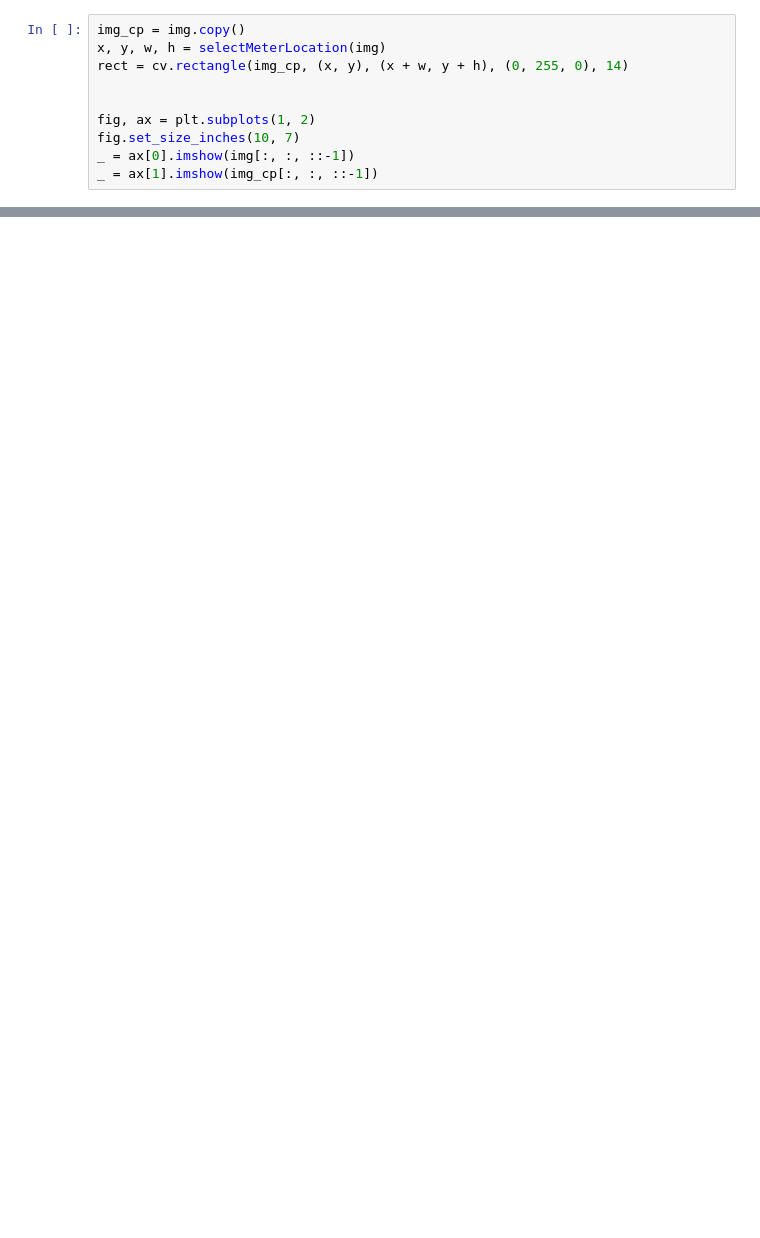
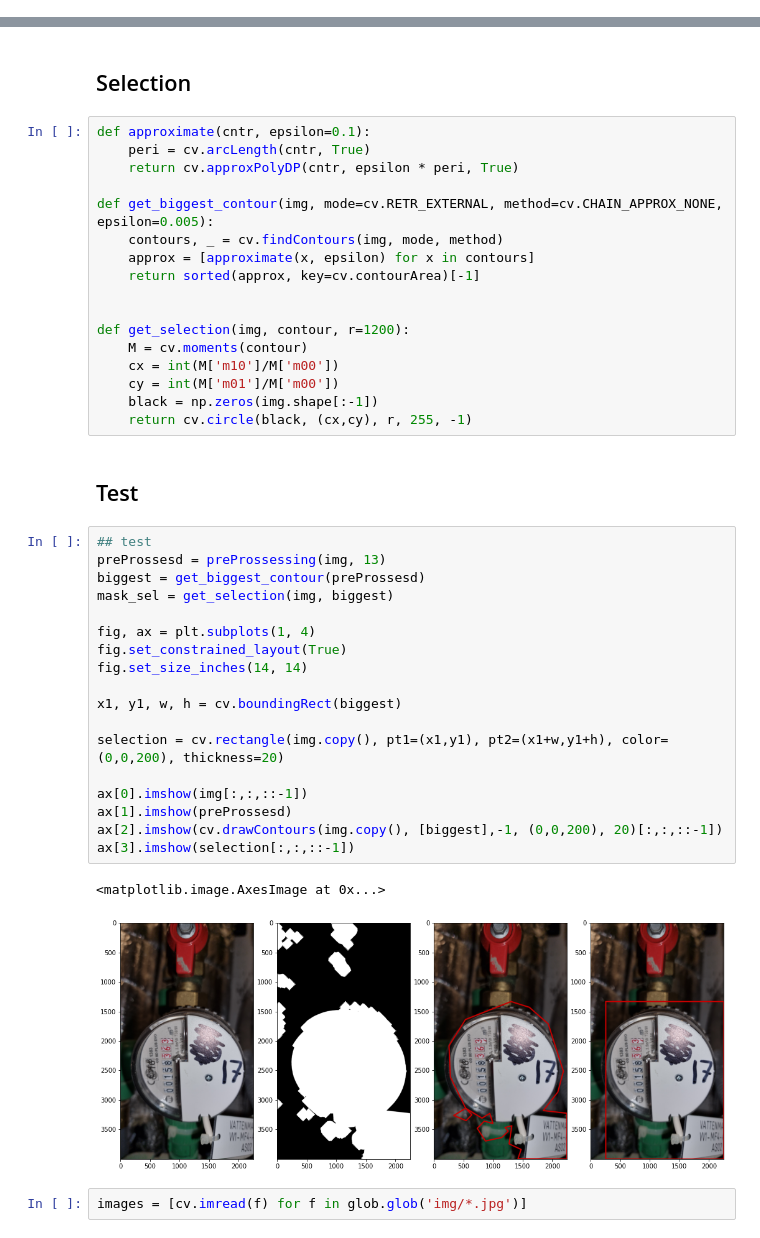
Before and after one commit to Luviz/brf_kf_work, a Jupyter notebook: main.ipynb, the cells around one changed output, grey strips where cells are left out. Saved outputs shown, nothing was run; the diff lists cells and outputs as text; blank space fills up the shorter version.

```diff
--- a/main.ipynb
+++ b/main.ipynb
@@ -104,10 +99,0 @@ def selectMeterLocation(img):
-# %%
-img_cp = img.copy()
-x, y, w, h = selectMeterLocation(img)
-rect = cv.rectangle(img_cp, (x, y), (x + w, y + h), (0, 255, 0), 14)
-
-
-fig, ax = plt.subplots(1, 2)
-fig.set_size_inches(10, 7)
-_ = ax[0].imshow(img[:, :, ::-1])
-_ = ax[1].imshow(img_cp[:, :, ::-1])
@@ -125,0 +121,44 @@ np.prod(sel_img.shape) / np.prod(img.shape)
+# %% [markdown]
+## Selection
+# %%
+def approximate(cntr, epsilon=0.1):
+    peri = cv.arcLength(cntr, True)
+    return cv.approxPolyDP(cntr, epsilon * peri, True)
+
+def get_biggest_contour(img, mode=cv.RETR_EXTERNAL, method=cv.CHAIN_APPROX_NONE, epsilon=0.005):
+    contours, _ = cv.findContours(img, mode, method)
+    approx = [approximate(x, epsilon) for x in contours]
+    return sorted(approx, key=cv.contourArea)[-1]
+
+
+def get_selection(img, contour, r=1200):
+    M = cv.moments(contour)
+    cx = int(M['m10']/M['m00'])
+    cy = int(M['m01']/M['m00'])
+    black = np.zeros(img.shape[:-1])
+    return cv.circle(black, (cx,cy), r, 255, -1)
+# %% [markdown]
+## Test
+# %%
+## test
+preProssesd = preProssessing(img, 13)
+biggest = get_biggest_contour(preProssesd)
+mask_sel = get_selection(img, biggest)
+
+fig, ax = plt.subplots(1, 4)
+fig.set_constrained_layout(True)
+fig.set_size_inches(14, 14)
+
+x1, y1, w, h = cv.boundingRect(biggest)
+
+selection = cv.rectangle(img.copy(), pt1=(x1,y1), pt2=(x1+w,y1+h), color=(0,0,200), thickness=20)
+
+ax[0].imshow(img[:,:,::-1])
+ax[1].imshow(preProssesd)
+ax[2].imshow(cv.drawContours(img.copy(), [biggest],-1, (0,0,200), 20)[:,:,::-1])
+ax[3].imshow(selection[:,:,::-1])
+# %% [output]
+<matplotlib.image.AxesImage at 0x...>
+[figure, added]
+# %%
+images = [cv.imread(f) for f in glob.glob('img/*.jpg')]
```
Also changed, not shown: parts of 20 cells of this notebook, 2 other files.
